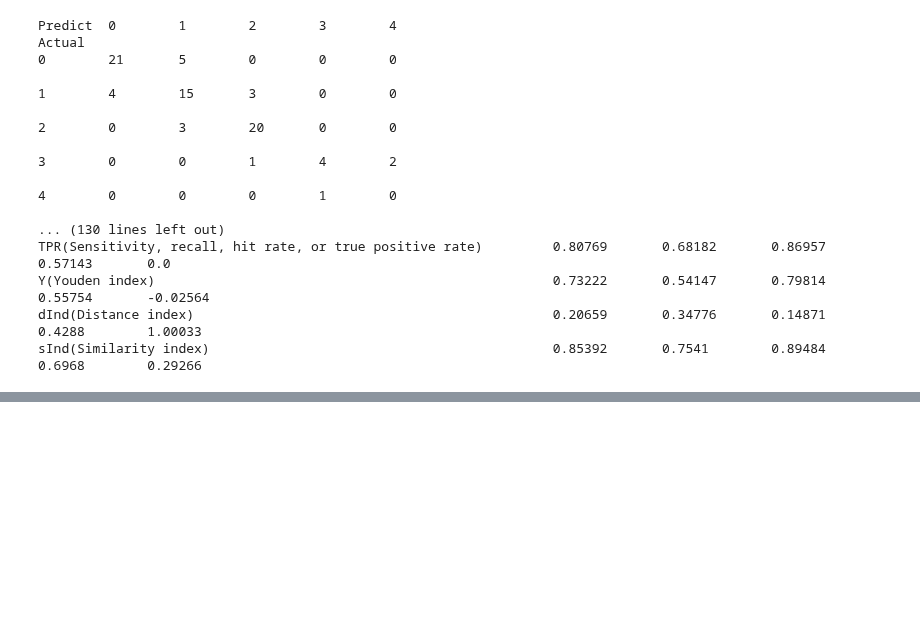
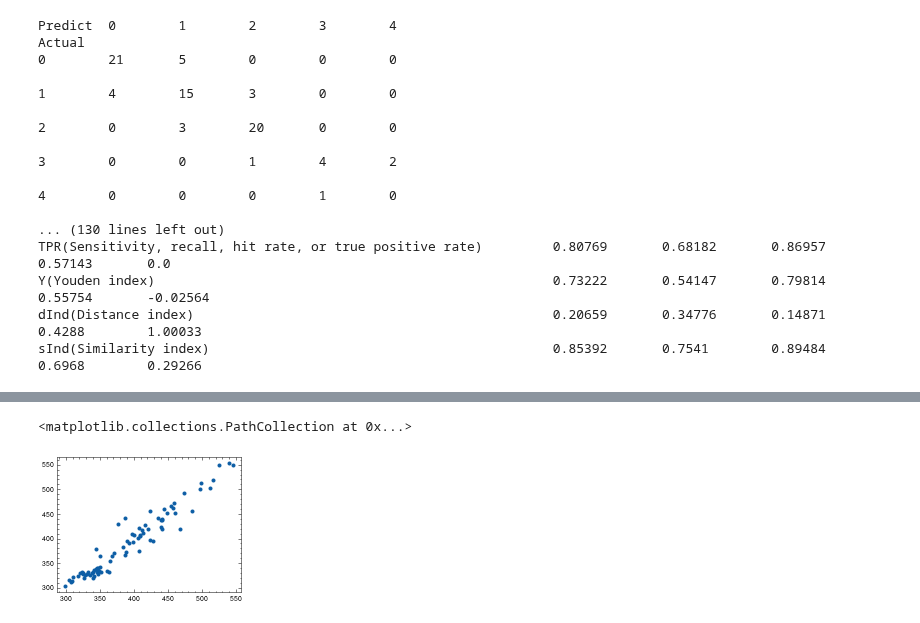
Before and after one commit to kjappelbaum/gpt3forchem, a Jupyter notebook: experiments/08_explore_photoswitch_learning.ipynb, the cells around one changed output, grey strips where cells are left out. Saved outputs shown, nothing was run; the diff lists cells and outputs as text; code cells hidden in the pictures; blank space fills up the shorter version.

Commit message:
feat: add initial comparison with GPR baseline

```diff
--- a/experiments/08_explore_photoswitch_learning.ipynb
+++ b/experiments/08_explore_photoswitch_learning.ipynb
@@ -104,0 +162,9 @@ sInd(Similarity index)                                            0.85392
+# %%
+y_train = np.array([df[df['SMILES']==smile]['E isomer pi-pi* wavelength in nm'].values[0] for smile in smiles_train])
+y_test = np.array([df[df['SMILES']==smile]['E isomer pi-pi* wavelength in nm'].values[0] for smile in smiles_test])
+# %%
+X_train = compute_fragprints(smiles_train)
+X_test = compute_fragprints(smiles_test)
+# %%
+baseline = GPRBaseline()
+baseline.fit(X_train, y_train)
@@ -104,0 +182,7 @@ sInd(Similarity index)                                            0.85392
+# %%
+predictions = baseline.predict(X_test)
+# %%
+plt.scatter(predictions, y_test)
+# %% [output]
+<matplotlib.collections.PathCollection at 0x...>
+[figure, added]
```
Also changed, not shown: parts of 16 cells of this notebook, 6 other files.
